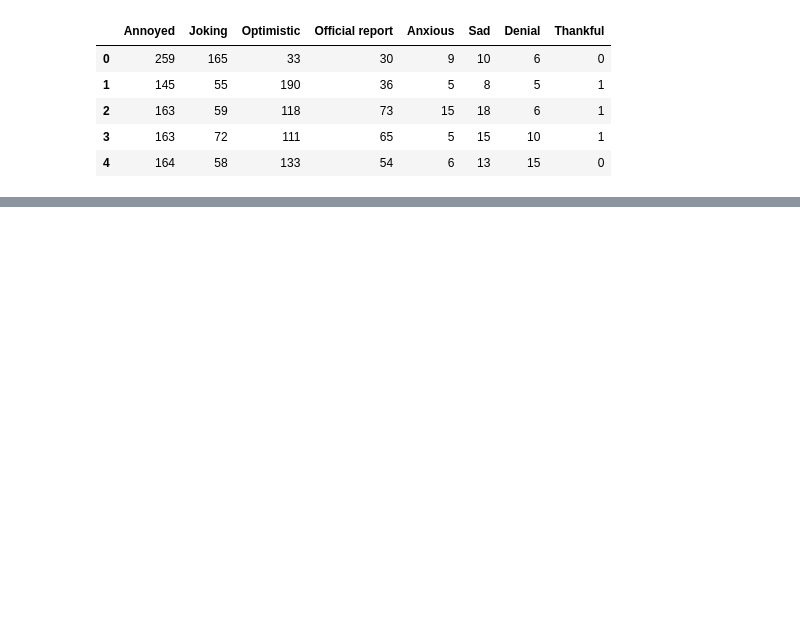
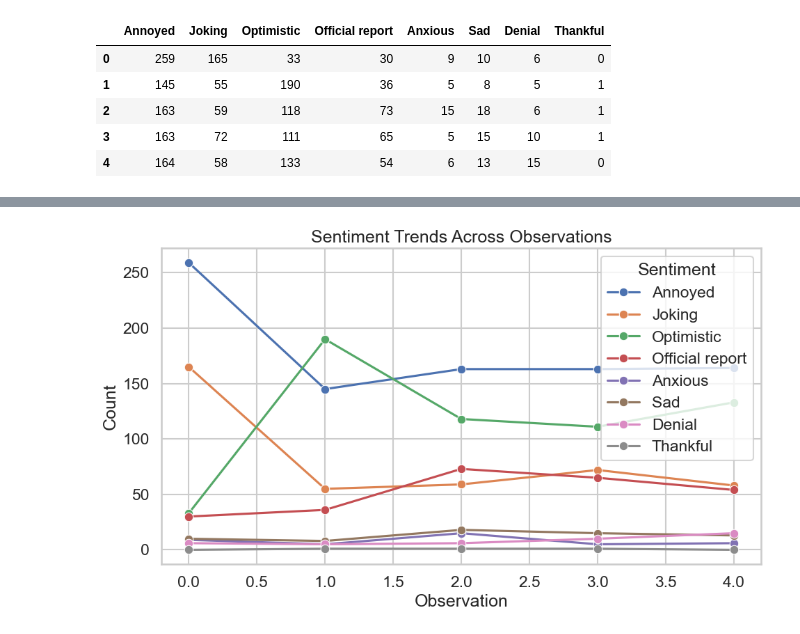
Before and after one commit to pinglainstitute/LLM-reviewtransformation, a Jupyter notebook: Notebooks/Twitter/evaluation.ipynb, the cells around one changed output, grey strips where cells are left out. Drawn from its saved outputs; the diff is of its cells as text; code cells hidden in the pictures; blank space fills up the shorter version.

```diff
--- a/Notebooks/Twitter/evaluation.ipynb
+++ b/Notebooks/Twitter/evaluation.ipynb
@@ -134,0 +129,9 @@ sentiment
+# %%
+plt.figure(figsize=(10,6))
+sns.lineplot(data=s_melted, x='Observation', y='Count', hue='Sentiment', marker='o')
+plt.title('Sentiment Trends Across Observations')
+plt.grid(True)
+plt.tight_layout()
+plt.show()
+# %% [output]
+[figure, added]
```
Also changed, not shown: parts of 11 cells of this notebook, 1 other file.
